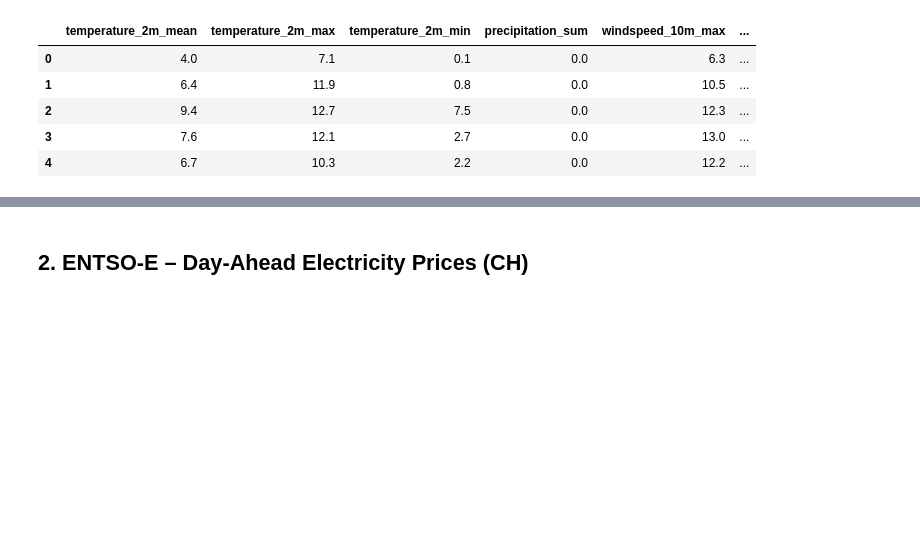
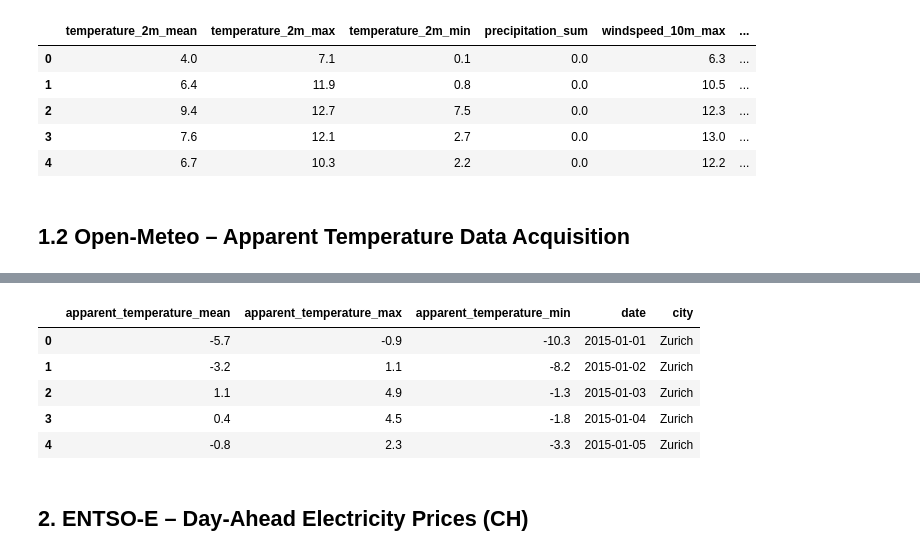
Before and after one commit to joelthedebugger/CIP_FS26_203, a Jupyter notebook: notebooks/01_data_acquisition.ipynb, the cells around one changed output, grey strips where cells are left out. Cells and saved outputs as stored; diff of their text form; code cells hidden in the pictures; blank space fills up the shorter version.

```diff
--- a/notebooks/01_data_acquisition.ipynb
+++ b/notebooks/01_data_acquisition.ipynb
@@ -95,3 +95,75 @@ Weather raw data loaded from file (16072 rows)
 | 2 | 9.4 | 12.7 | 7.5 | 0.0 | 12.3 | ... |
 | 3 | 7.6 | 12.1 | 2.7 | 0.0 | 13.0 | ... |
 | 4 | 6.7 | 10.3 | 2.2 | 0.0 | 12.2 | ... |
+# %% [markdown]
+## 1.2 Open-Meteo – Apparent Temperature Data Acquisition
+# %%
+import requests
+import pandas as pd
+import time
+import os
+
+# --- Same city coordinates as weather section ---
+cities = {
+    "Zurich":  {"lat": 47.3769, "lon": 8.5417},
+    "Basel":   {"lat": 47.5596, "lon": 7.5886},
+    "Geneva":  {"lat": 46.2044, "lon": 6.1432},
+    "Lugano":  {"lat": 46.0037, "lon": 8.9511},
+}
+
+# --- Define output path and create folder if it doesn't exist ---
+apparent_temp_path = "../data/raw/weather/apparent_temp_raw.csv"
+os.makedirs(os.path.dirname(apparent_temp_path), exist_ok=True)
+
+# --- Skip API calls if raw file already exists (avoids unnecessary requests) ---
+if os.path.exists(apparent_temp_path):
+    df_apparent_raw = pd.read_csv(apparent_temp_path, parse_dates=["date"])
+    print(f"Apparent temperature raw data loaded from file ({len(df_apparent_raw)} rows)")
+
+else:
+    dfs = []
+    for city, coords in cities.items():
+
+        # --- Define API endpoint and request parameters ---
+        url = "https://archive-api.open-meteo.com/v1/archive"
+        params = {
+            "latitude":   coords["lat"],
+            "longitude":  coords["lon"],
+            "start_date": "2015-01-01",
+            "end_date":   "2025-12-31",
+            # --- Request the three apparent temperature variables ---
+            "daily": [
+                "apparent_temperature_mean",
+                "apparent_temperature_max",
+                "apparent_temperature_min"
+            ],
+            "timezone": "Europe/Zurich",
+        }
+
+        # --- Send GET request to API and raise error if request fails ---
+        response = requests.get(url, params=params)
+        response.raise_for_status()
+
+        # --- Parse JSON response into a DataFrame ---
+        data = response.json()
+        df = pd.DataFrame(data["daily"])
+
+        # --- Convert date column from string to datetime ---
+        df["date"] = pd.to_datetime(df["time"])
+        df = df.drop(columns=["time"])
+
+        # --- Add city name as column to identify the source city later ---
+        df["city"] = city
+        dfs.append(df)
+        print(f"{city}: {len(df)} rows fetched")
+
+        # --- Pause between requests to avoid rate limiting ---
+        time.sleep(10)
+
+    # --- Combine all four cities into one DataFrame and save to CSV ---
+    df_apparent_raw = pd.concat(dfs, ignore_index=True)
+    df_apparent_raw.to_csv(apparent_temp_path, index=False)
+    print(f"\nApparent temperature raw data saved ({len(df_apparent_raw)} rows)")
+
+df_apparent_raw.head()
+# %% [output]
@@ -98,3 +176,9 @@ Weather raw data loaded from file (16072 rows)
+|  | apparent_temperature_mean | apparent_temperature_max | apparent_temperature_min | date | city |
+| 0 | -5.7 | -0.9 | -10.3 | 2015-01-01 | Zurich |
+| 1 | -3.2 | 1.1 | -8.2 | 2015-01-02 | Zurich |
+| 2 | 1.1 | 4.9 | -1.3 | 2015-01-03 | Zurich |
+| 3 | 0.4 | 4.5 | -1.8 | 2015-01-04 | Zurich |
+| 4 | -0.8 | 2.3 | -3.3 | 2015-01-05 | Zurich |
 # %% [markdown]
 ## 2. ENTSO-E – Day-Ahead Electricity Prices (CH)
 # %%
```
Also changed, not shown: parts of 2 cells of this notebook, 1 other file.
